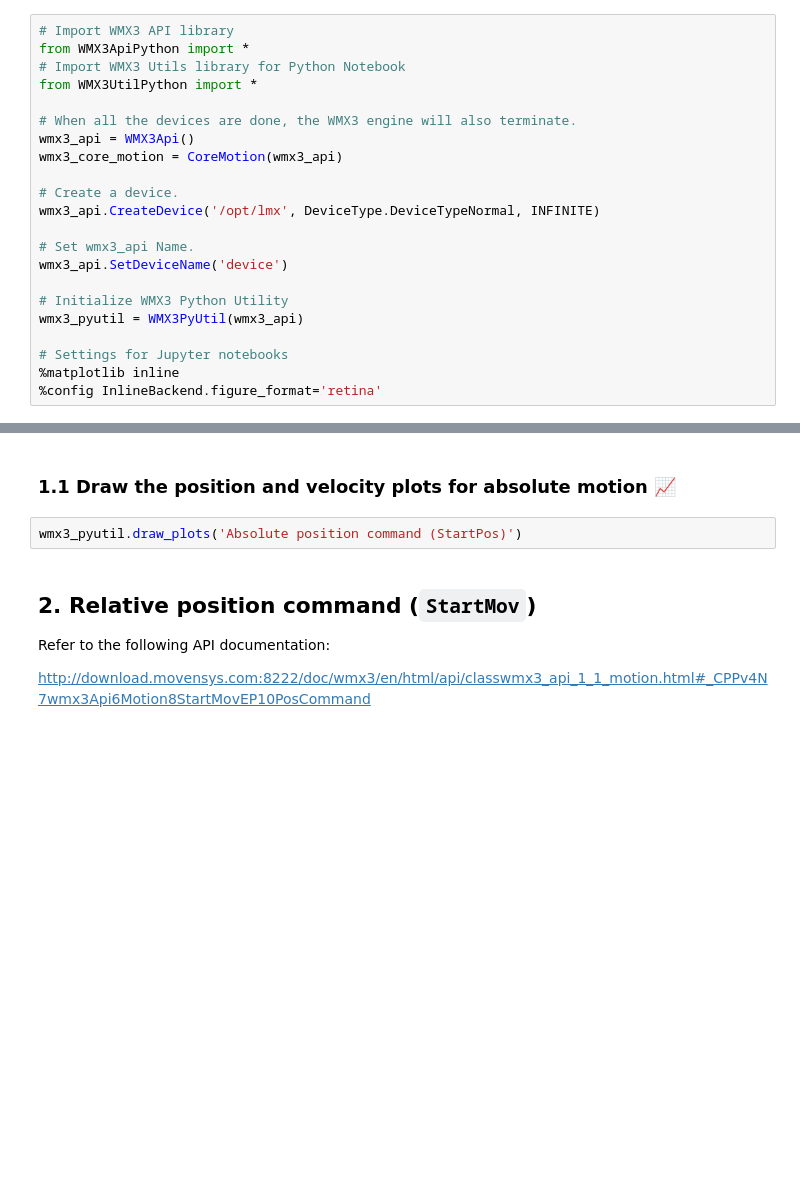
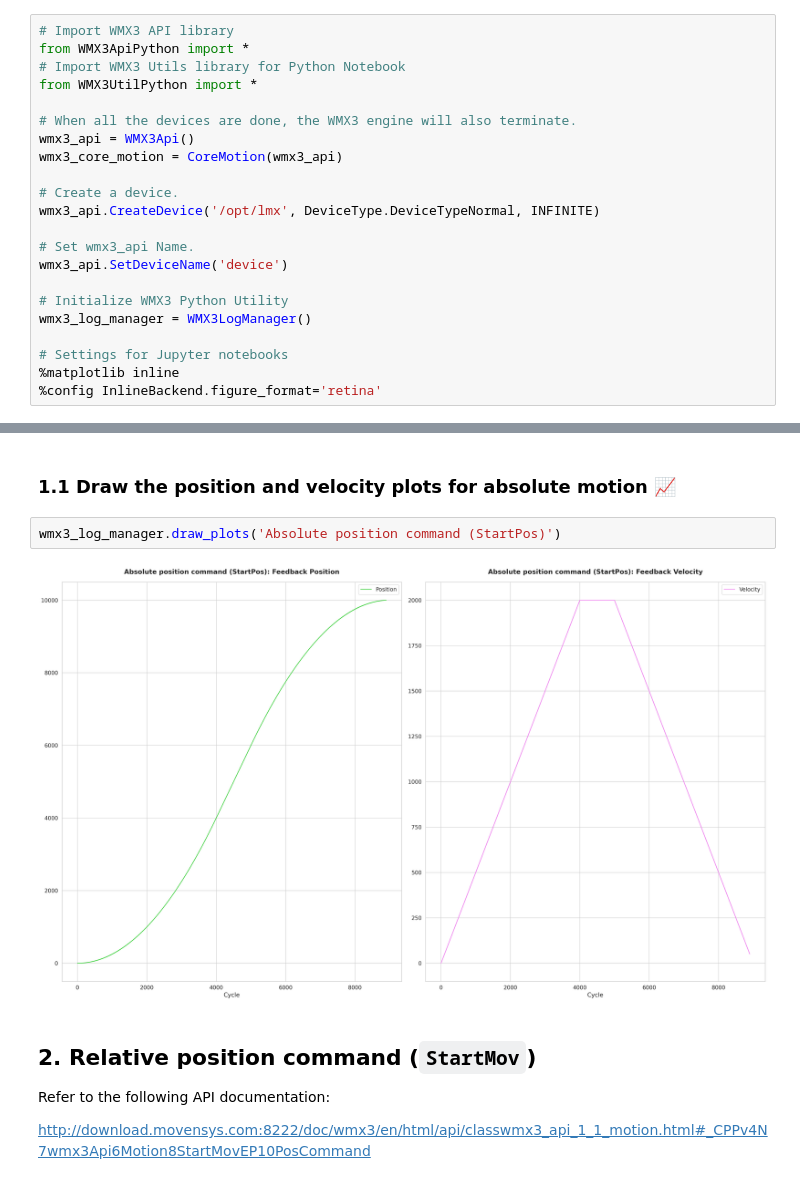
Before and after one commit to kyoungje/lmx-python-samples, a Jupyter notebook: AbsoluteRelativeMotion.ipynb, the cells around one changed output, grey strips where cells are left out. Cells and saved outputs as stored; diff of their text form; blank space fills up the shorter version.

```diff
--- a/AbsoluteRelativeMotion.ipynb
+++ b/AbsoluteRelativeMotion.ipynb
@@ -29,7 +35,7 @@ wmx3_api.CreateDevice('/opt/lmx', DeviceType.DeviceTypeNormal, INFINITE)
 wmx3_api.SetDeviceName('device')
 
 # Initialize WMX3 Python Utility
-wmx3_pyutil = WMX3PyUtil(wmx3_api)
+wmx3_log_manager = WMX3LogManager()
 
 # Settings for Jupyter notebooks
 %matplotlib inline
@@ -104,7 +118,9 @@ wmx3_pyutil.pause_log(log_channel)
 # %% [markdown]
 ### 1.1 Draw the position and velocity plots for absolute motion 📈
 # %%
-wmx3_pyutil.draw_plots('Absolute position command (StartPos)')
+wmx3_log_manager.draw_plots('Absolute position command (StartPos)')
+# %% [output]
+[figure, added]
 # %% [markdown]
 ## 2. Relative position command (`StartMov`)
 
```
Also changed, not shown: parts of 8 cells of this notebook, 1 other file.
